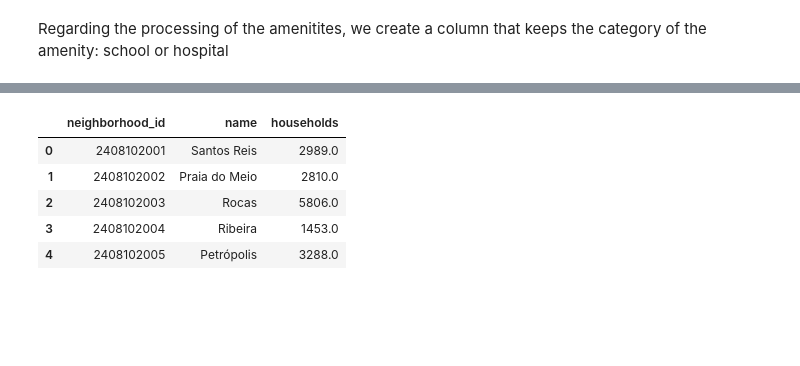
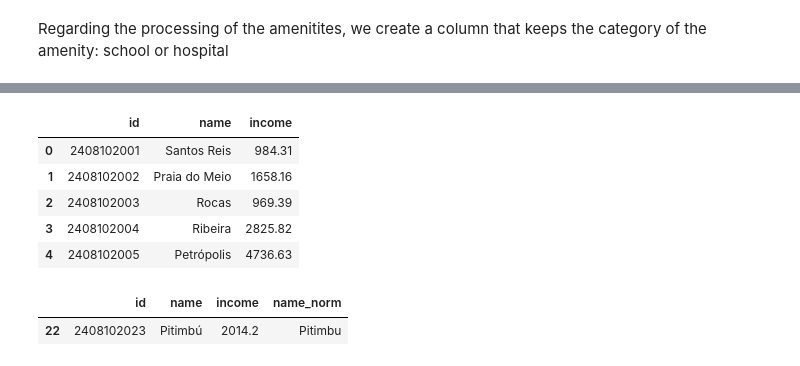
Before and after one commit to nymarya/the-walking-distance, a Jupyter notebook: noteboooks/Building_the_dataset.ipynb, the cells around one changed output, grey strips where cells are left out. Saved outputs shown, nothing was run; the diff lists cells and outputs as text; code cells hidden in the pictures; blank space fills up the shorter version.

```diff
--- a/noteboooks/Building_the_dataset.ipynb
+++ b/noteboooks/Building_the_dataset.ipynb
@@ -128,22 +173,25 @@ raw_data
 # %%
 neigh_id = []
 neigh_name = []
 neigh_house = []
 
 # first position is only the header
 for data in raw_data[1:]:
-  neigh_id.append(int(data["D3C"]))
-  neigh_house.append(float(data["V"]))
-  neigh_name.append(data["D3N"].split(" -")[0])
+  # checks the variable (people, mean or median)
+  if( int(data["D2C"]) == 842):
+    # Variable is the mean of the income
+    neigh_id.append(int(data["D3C"]))
+    neigh_house.append(float(data["V"]))
+    neigh_name.append(data["D3N"].split(" -")[0])
 
-neigh_df = pd.DataFrame.from_dict({"neighborhood_id": neigh_id,
+neigh_df = pd.DataFrame.from_dict({"id": neigh_id,
                                   "name":neigh_name,
                                   "income": neigh_house})
 neigh_df.head()
 # %% [output]
-|  | neighborhood_id | name | households |
-| 0 | 2408102001 | Santos Reis | 2989.0 |
-| 1 | 2408102002 | Praia do Meio | 2810.0 |
-| 2 | 2408102003 | Rocas | 5806.0 |
-| 3 | 2408102004 | Ribeira | 1453.0 |
-| 4 | 2408102005 | Petrópolis | 3288.0 |
+|  | id | name | income |
+| 0 | 2408102001 | Santos Reis | 984.31 |
+| 1 | 2408102002 | Praia do Meio | 1658.16 |
+| 2 | 2408102003 | Rocas | 969.39 |
+| 3 | 2408102004 | Ribeira | 2825.82 |
+| 4 | 2408102005 | Petrópolis | 4736.63 |
@@ -149,0 +200,5 @@ neigh_df.head()
+# %%
+neigh_df.query("name == 'Pitimbú' ")
+# %% [output]
+|  | id | name | income | name_norm |
+| 22 | 2408102023 | Pitimbú | 2014.2 | Pitimbu |
```
Also changed, not shown: parts of 26 cells of this notebook.
